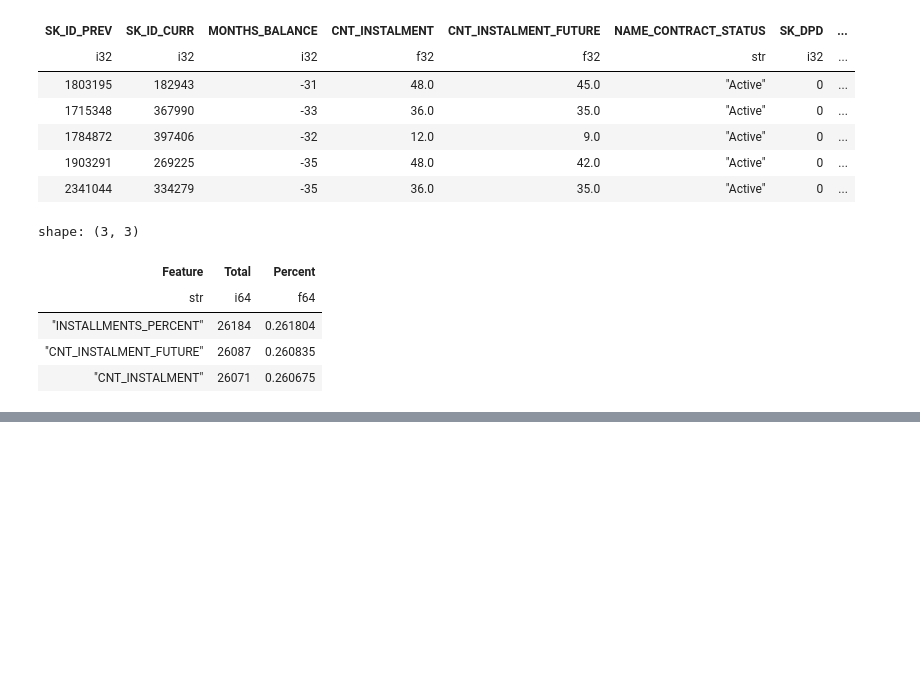
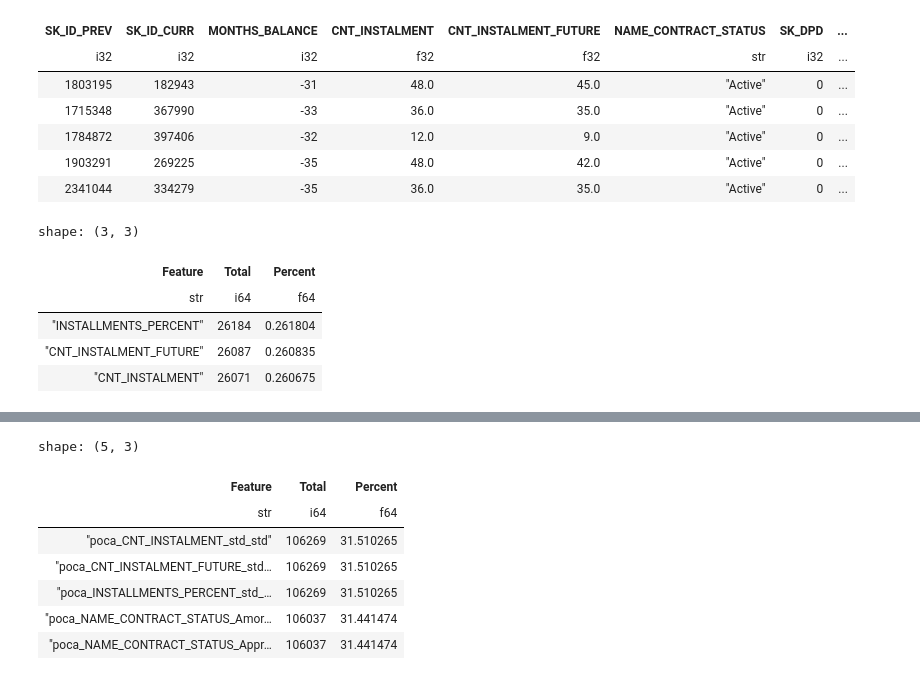
Before and after one commit to mohakapoor/CreditRiskAnalyzer, a Jupyter notebook: src/preprocessing.ipynb, the cells around one changed output, grey strips where cells are left out. Drawn from its saved outputs; the diff is of its cells as text; code cells hidden in the pictures; blank space fills up the shorter version.

```diff
--- a/src/preprocessing.ipynb
+++ b/src/preprocessing.ipynb
@@ -489,0 +522,13 @@ shape: (3, 3)
+# %%
+# count missings
+nas = utils.count_missings(agg_poca)
+nas.head()
+# %% [output]
+shape: (5, 3)
+| Feature | Total | Percent |
+| str | i64 | f64 |
+| "poca_CNT_INSTALMENT_std_std" | 106269 | 31.510265 |
+| "poca_CNT_INSTALMENT_FUTURE_std… | 106269 | 31.510265 |
+| "poca_INSTALLMENTS_PERCENT_std_… | 106269 | 31.510265 |
+| "poca_NAME_CONTRACT_STATUS_Amor… | 106037 | 31.441474 |
+| "poca_NAME_CONTRACT_STATUS_Appr… | 106037 | 31.441474 |
```
Also changed, not shown: parts of 3 cells of this notebook.
